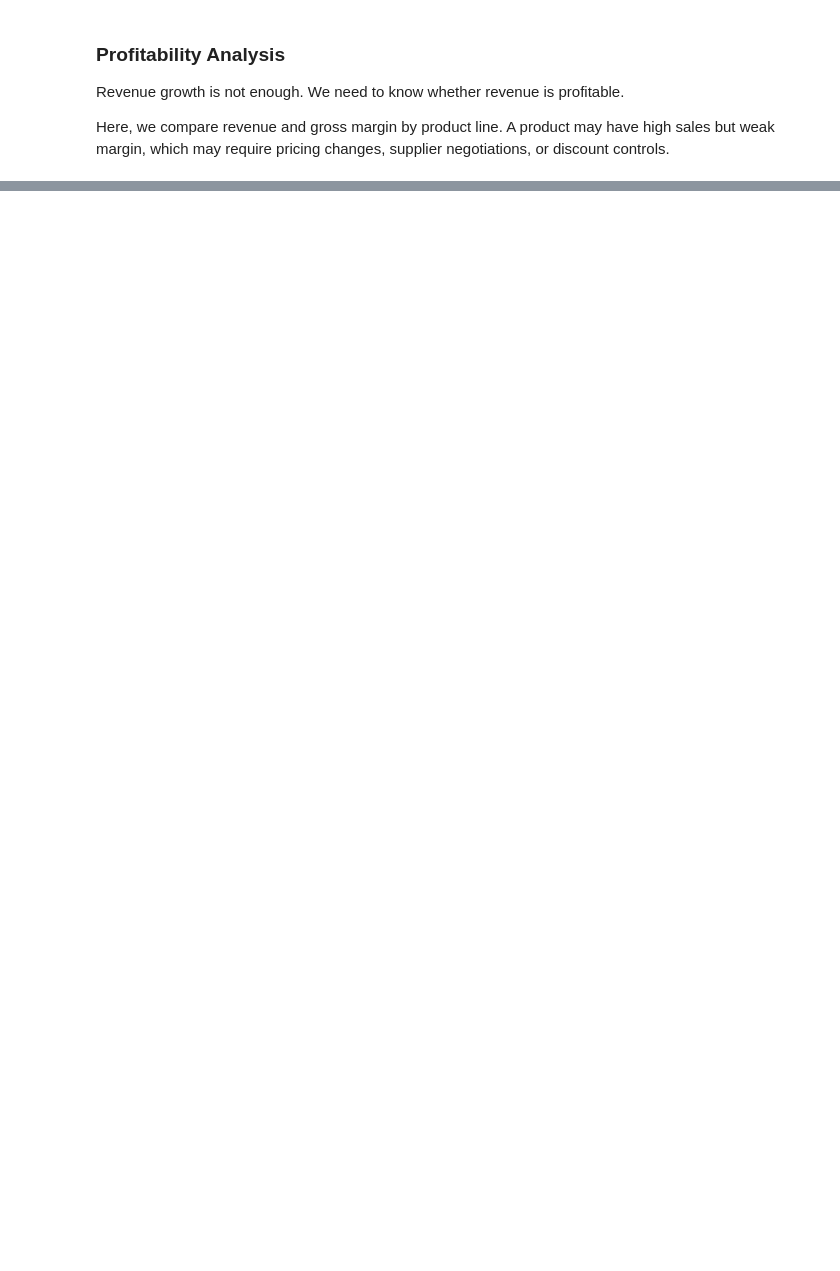
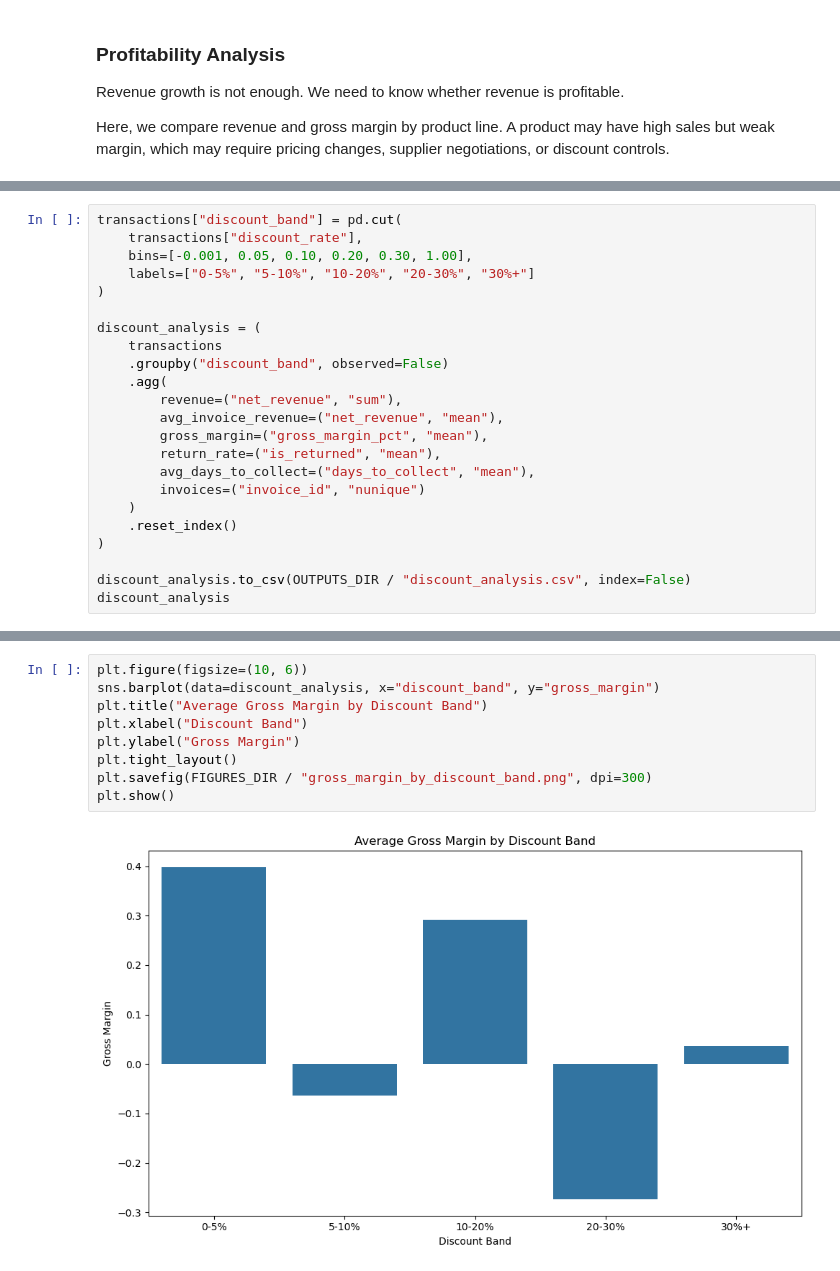
Before and after one commit to profshai/financial-analysis-forecasting, a Jupyter notebook: notebooks/01_financial_analysis.ipynb, the cells around one changed output, grey strips where cells are left out. Drawn from its saved outputs; the diff is of its cells as text; blank space fills up the shorter version.

```diff
--- a/notebooks/01_financial_analysis.ipynb
+++ b/notebooks/01_financial_analysis.ipynb
@@ -316,0 +463,23 @@ revenue_by_product.head()
+# %%
+transactions["discount_band"] = pd.cut(
+    transactions["discount_rate"],
+    bins=[-0.001, 0.05, 0.10, 0.20, 0.30, 1.00],
+    labels=["0-5%", "5-10%", "10-20%", "20-30%", "30%+"]
+)
+
+discount_analysis = (
+    transactions
+    .groupby("discount_band", observed=False)
+    .agg(
+        revenue=("net_revenue", "sum"),
+        avg_invoice_revenue=("net_revenue", "mean"),
+        gross_margin=("gross_margin_pct", "mean"),
+        return_rate=("is_returned", "mean"),
+        avg_days_to_collect=("days_to_collect", "mean"),
+        invoices=("invoice_id", "nunique")
+    )
+    .reset_index()
+)
+
+discount_analysis.to_csv(OUTPUTS_DIR / "discount_analysis.csv", index=False)
+discount_analysis
@@ -316,0 +493,11 @@ revenue_by_product.head()
+# %%
+plt.figure(figsize=(10, 6))
+sns.barplot(data=discount_analysis, x="discount_band", y="gross_margin")
+plt.title("Average Gross Margin by Discount Band")
+plt.xlabel("Discount Band")
+plt.ylabel("Gross Margin")
+plt.tight_layout()
+plt.savefig(FIGURES_DIR / "gross_margin_by_discount_band.png", dpi=300)
+plt.show()
+# %% [output]
+[figure, added]
```
Also changed, not shown: parts of 80 cells of this notebook.
